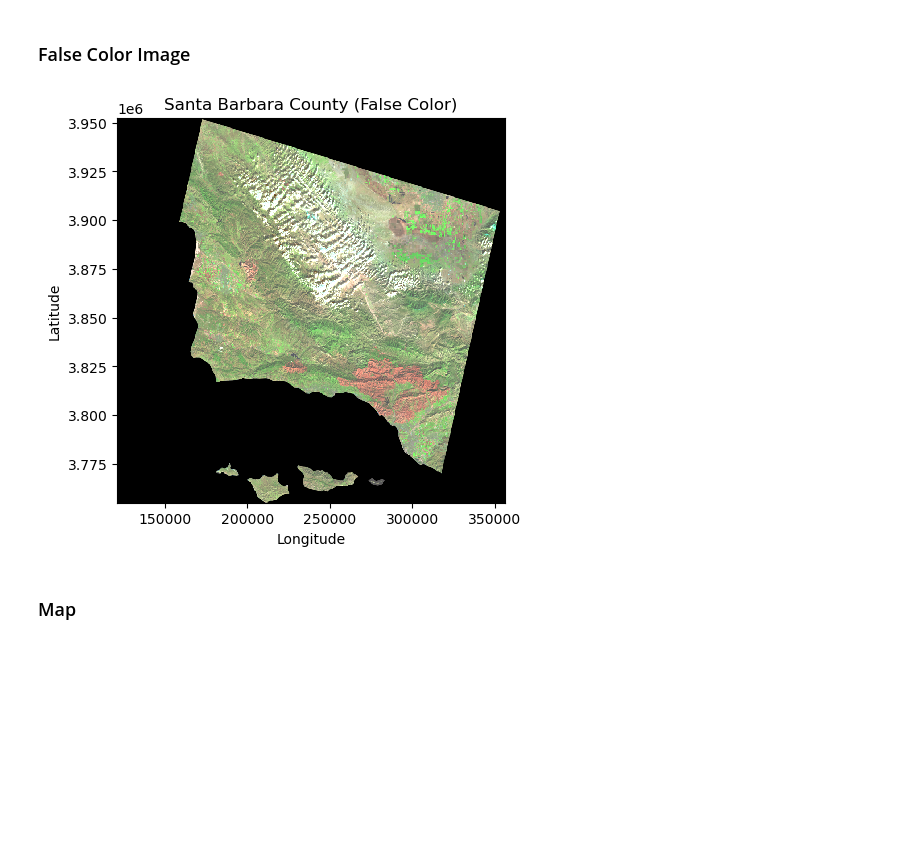
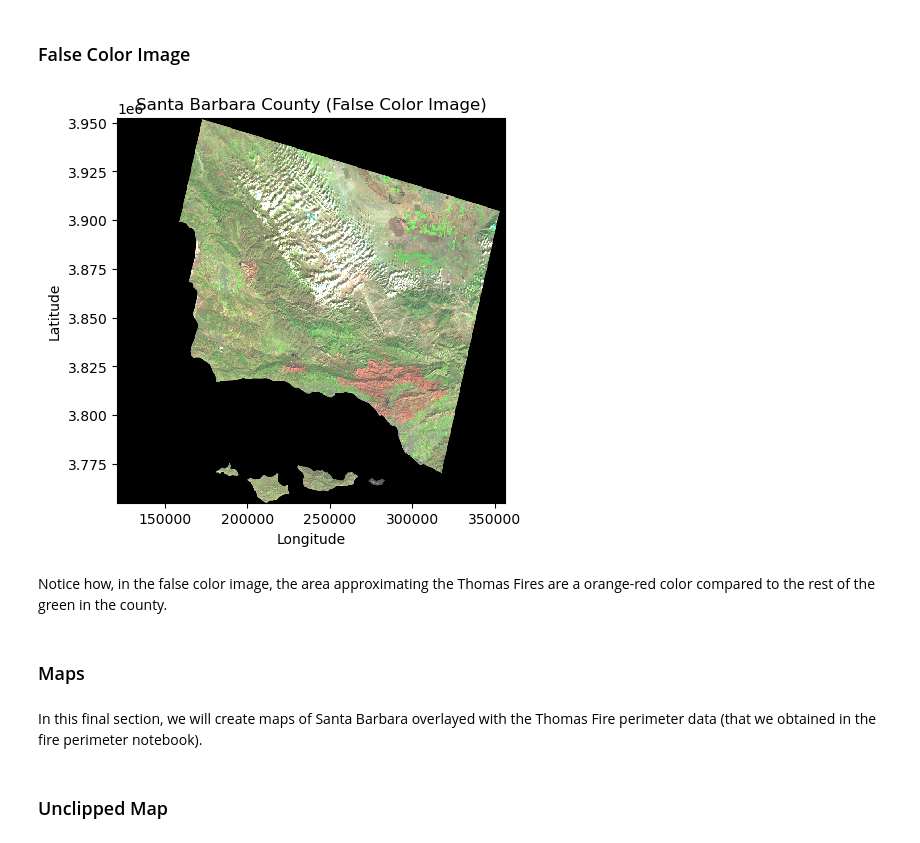
Before and after one commit to nmoraescommit/eds220-hw4, a Jupyter notebook: hwk4-task2-false-color-MORAES.ipynb, the cells around one changed output. Saved outputs shown, nothing was run; the diff lists cells and outputs as text; code cells hidden in the pictures; blank space fills up the shorter version.

Commit message:
Check notebooks final time - add final markdown comments

```diff
--- a/hwk4-task2-false-color-MORAES.ipynb
+++ b/hwk4-task2-false-color-MORAES.ipynb
@@ -171,28 +179,34 @@ The outputs for part d) and e) are visually similiar in shape but different in c
 # %%
 # Plot false color image
 fig, ax = plt.subplots(figsize = (5, 5)) # Set up plot
 
 (landsat[['swir22', 'nir08', 'red']]).to_array().plot.imshow(robust = True) # Plot landsat false color image
 
 # Add title
-ax.set_title("Santa Barbara County (False Color)")
+ax.set_title("Santa Barbara County (False Color Image)")
 
 # Set axis labels
 ax.set_xlabel("Longitude")
 ax.set_ylabel("Latitude")
 
 # Show map
 plt.show()
 # %% [output]
-[figure, old version]
+[figure, new version]
+# %% [markdown]
+Notice how, in the false color image, the area approximating the Thomas Fires are a orange-red color compared to the rest of the green in the county.
 # %% [markdown]
-### Map
+### Maps
+# %% [markdown]
+In this final section, we will create maps of Santa Barbara overlayed with the Thomas Fire perimeter data (that we obtained in the fire perimeter notebook).
 # %%
 # Set CRS of landsat and thomas_fire_perimeter equivalent
 thomas_fire_perimeter = thomas_fire_perimeter.to_crs(crs = landsat.rio.crs)
 
 # Test if equivalencies true
 assert thomas_fire_perimeter.crs == landsat.rio.crs
+# %% [markdown]
+### Unclipped Map
 # %%
 # Create map of false color map with Thomas Fire perimeter
 fig, ax = plt.subplots(figsize = (10, 10)) # Set up plot
```
Also changed, not shown: parts of 12 cells of this notebook, 1 other file.
